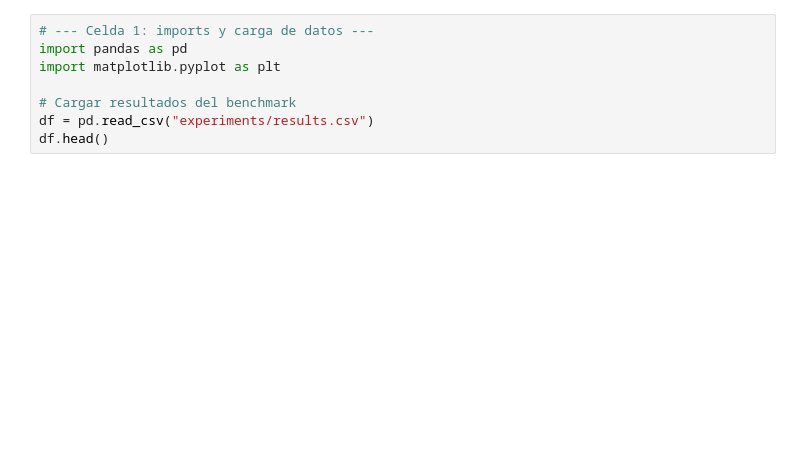
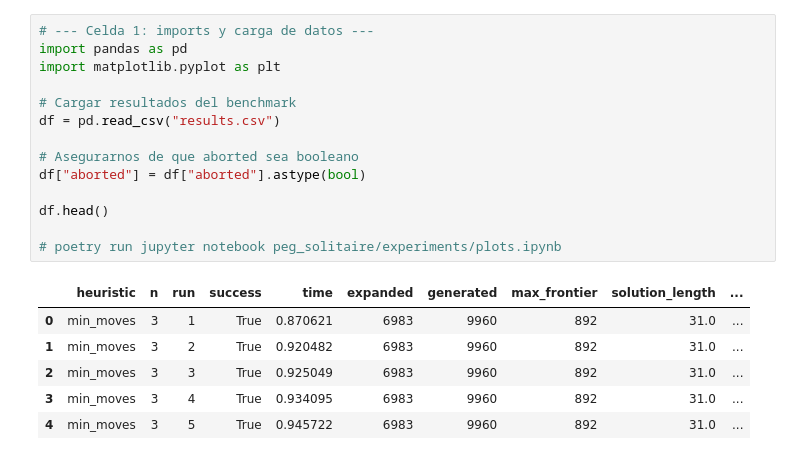
Before and after one commit to samvalverde/board-games-ai, a Jupyter notebook: peg_solitaire/experiments/plots.ipynb, the cells around one changed output. Drawn from its saved outputs; the diff is of its cells as text; blank space fills up the shorter version.

```diff
--- a/peg_solitaire/experiments/plots.ipynb
+++ b/peg_solitaire/experiments/plots.ipynb
@@ -1,9 +1,22 @@
 # %%
 # --- Celda 1: imports y carga de datos ---
 import pandas as pd
 import matplotlib.pyplot as plt
 
 # Cargar resultados del benchmark
-df = pd.read_csv("experiments/results.csv")
+df = pd.read_csv("results.csv")
+
+# Asegurarnos de que aborted sea booleano
+df["aborted"] = df["aborted"].astype(bool)
+
 df.head()
+
+# poetry run jupyter notebook peg_solitaire/experiments/plots.ipynb
+# %% [output]
+|  | heuristic | n | run | success | time | expanded | generated | max_frontier | solution_length | ... |
+| 0 | min_moves | 3 | 1 | True | 0.870621 | 6983 | 9960 | 892 | 31.0 | ... |
+| 1 | min_moves | 3 | 2 | True | 0.920482 | 6983 | 9960 | 892 | 31.0 | ... |
+| 2 | min_moves | 3 | 3 | True | 0.925049 | 6983 | 9960 | 892 | 31.0 | ... |
+| 3 | min_moves | 3 | 4 | True | 0.934095 | 6983 | 9960 | 892 | 31.0 | ... |
+| 4 | min_moves | 3 | 5 | True | 0.945722 | 6983 | 9960 | 892 | 31.0 | ... |
 # %%
```
Also changed, not shown: parts of 5 cells of this notebook, 5 other files.
